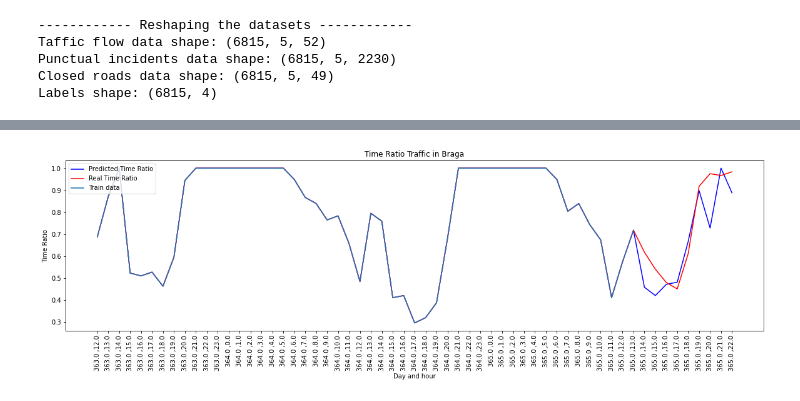
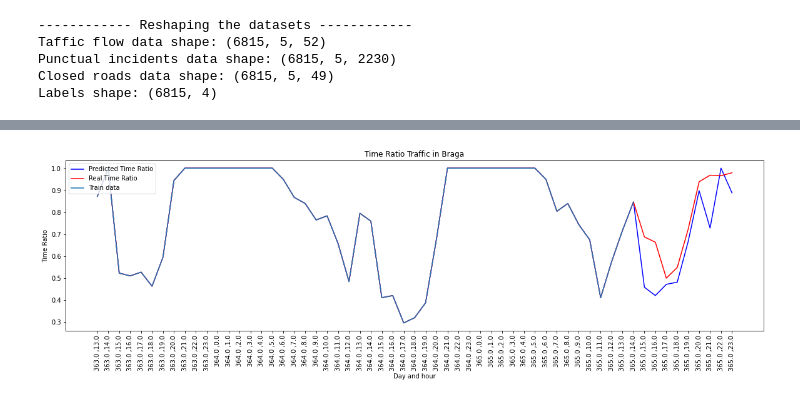
Before and after one commit to guiandrade2/TrafficFlow, a Jupyter notebook: model.ipynb, the cells around one changed output, grey strips where cells are left out. Cells and saved outputs as stored; diff of their text form; code cells hidden in the pictures.

Commit message:
Fixed error of the time ratio plot

```diff
--- a/model.ipynb
+++ b/model.ipynb
@@ -577,41 +563,41 @@ import matplotlib.pyplot as plt
 
 def make_plot(street_number,n_time_step,predictions,true_values,x_axis):
 
   plt.figure(figsize=(20,5))
 
-  i = n_time_step
+  #10 - 1 = 9
+  i = n_time_step - 1
 
   x_axis = np.asarray(x_axis)
 
-  x_axis_train = x_axis[:len(x_axis)-i][-50:]
+  x_axis_train = x_axis[:len(x_axis) - i][-50:]
   y_train = corrected_labels[:len(corrected_labels)-i][:,street_number][-50:]
-
 
   y_axis_predictions = np.append(y_train,np.asarray(predictions)[:,street_number],axis=0)
   y_axis_true_values = np.append(y_train,np.asarray(true_values)[:,street_number],axis=0)
 
-
-
-  plt.plot(x_axis[-60:-1],y_axis_true_values,'b')
-  plt.plot(x_axis[-60:-1],y_axis_predictions,'r')
+  # plt.plot(x_axis[-60:-1],y_axis_true_values,'b')
+  # plt.plot(x_axis[-60:-1],y_axis_predictions,'r')
+  plt.plot(x_axis[-59:],y_axis_true_values,'b')
+  plt.plot(x_axis[-59:],y_axis_predictions,'r')
   plt.plot(x_axis_train,y_train)
 
   plt.title("Time Ratio Traffic in Braga")
   plt.xlabel("Day and hour")
   plt.xticks(rotation=90)
   plt.ylabel("Time Ratio")
   plt.legend([
             'Predicted Time Ratio',
             'Real Time Ratio',
             'Train data'
             ],loc = 'upper left')
 
   plt.legend
   plt.show()
 
 make_plot(1,n_time_step,predictions,true_values,x_axis)
 # %% [output]
-[figure, old version]
+[figure, new version]
 # %%
 def save_model(model_name, losses, epochs, batch_size, time_step, units,stateless = True):
     import os
```
Also changed, not shown: parts of 4 cells of this notebook.
